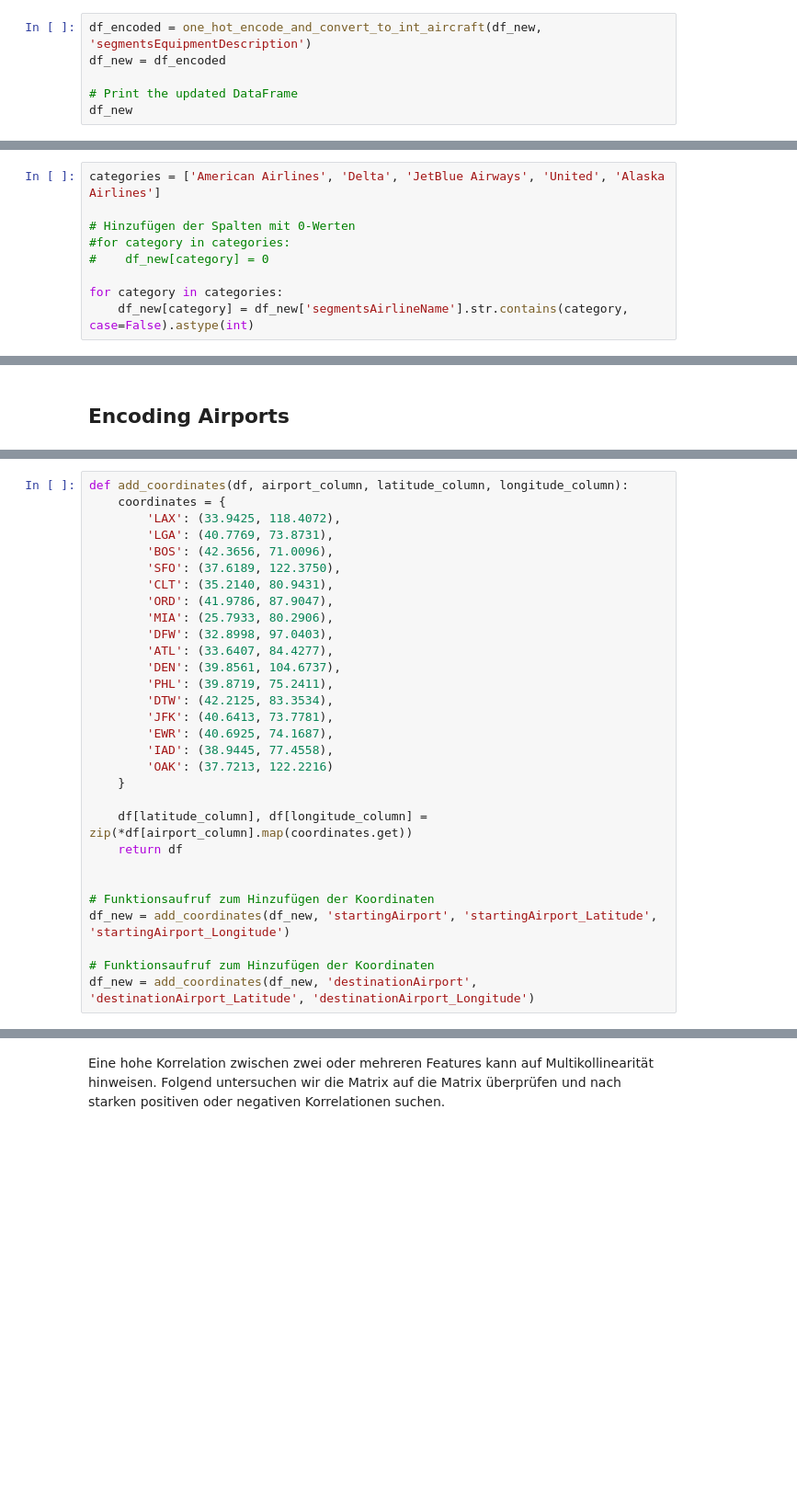
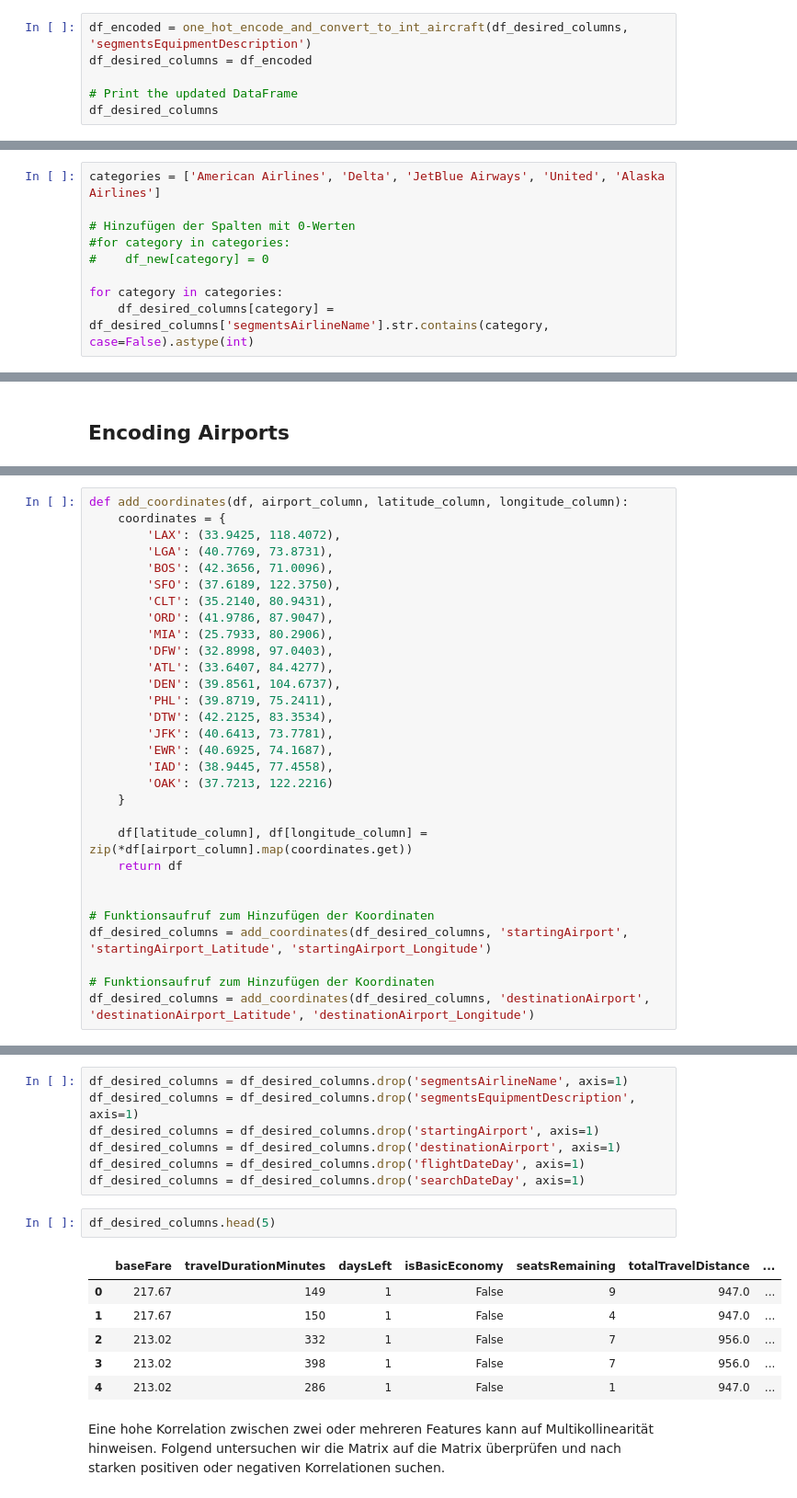
Before and after one commit to MarisaSo/learning_and_Soft, a Jupyter notebook: projekt_gruppe04.ipynb, the cells around one changed output, grey strips where cells are left out. Shown at 92% size. Cells and saved outputs as stored; diff of their text form; blank space fills up the shorter version.

```diff
--- a/projekt_gruppe04.ipynb
+++ b/projekt_gruppe04.ipynb
@@ -585,9 +696,9 @@ def one_hot_encode_and_convert_to_int_aircraft(df, column_to_encode):
 # %%
-df_encoded = one_hot_encode_and_convert_to_int_aircraft(df_new, 'segmentsEquipmentDescription')
-df_new = df_encoded
+df_encoded = one_hot_encode_and_convert_to_int_aircraft(df_desired_columns, 'segmentsEquipmentDescription')
+df_desired_columns = df_encoded
 
 # Print the updated DataFrame
-df_new
+df_desired_columns
 # %% [output]
 |  | baseFare | startingAirport | destinationAirport | travelDurationMinutes | daysLeft | isBasicEconomy | ... |
 | 0 | 217.67 | ATL | BOS | 149 | 1 | False | ... |
@@ -627,6 +738,6 @@ categories = ['American Airlines', 'Delta', 'JetBlue Airways', 'United', 'Alaska
 #    df_new[category] = 0
 
 for category in categories:
-    df_new[category] = df_new['segmentsAirlineName'].str.contains(category, case=False).astype(int)
+    df_desired_columns[category] = df_desired_columns['segmentsAirlineName'].str.contains(category, case=False).astype(int)
 # %%
 if debug:
@@ -680,8 +813,8 @@ def add_coordinates(df, airport_column, latitude_column, longitude_column):
 
 
 # Funktionsaufruf zum Hinzufügen der Koordinaten
-df_new = add_coordinates(df_new, 'startingAirport', 'startingAirport_Latitude', 'startingAirport_Longitude')
+df_desired_columns = add_coordinates(df_desired_columns, 'startingAirport', 'startingAirport_Latitude', 'startingAirport_Longitude')
 
 # Funktionsaufruf zum Hinzufügen der Koordinaten
-df_new = add_coordinates(df_new, 'destinationAirport', 'destinationAirport_Latitude', 'destinationAirport_Longitude')
+df_desired_columns = add_coordinates(df_desired_columns, 'destinationAirport', 'destinationAirport_Latitude', 'destinationAirport_Longitude')
 # %%
@@ -704,2 +849,18 @@ print(df_new['flightDateDay'].value_counts())
+# %%
+df_desired_columns = df_desired_columns.drop('segmentsAirlineName', axis=1)
+df_desired_columns = df_desired_columns.drop('segmentsEquipmentDescription', axis=1)
+df_desired_columns = df_desired_columns.drop('startingAirport', axis=1)
+df_desired_columns = df_desired_columns.drop('destinationAirport', axis=1)
+df_desired_columns = df_desired_columns.drop('flightDateDay', axis=1)
+df_desired_columns = df_desired_columns.drop('searchDateDay', axis=1)
+# %%
+df_desired_columns.head(5)
+# %% [output]
+|  | baseFare | travelDurationMinutes | daysLeft | isBasicEconomy | seatsRemaining | totalTravelDistance | ... |
+| 0 | 217.67 | 149 | 1 | False | 9 | 947.0 | ... |
+| 1 | 217.67 | 150 | 1 | False | 4 | 947.0 | ... |
+| 2 | 213.02 | 332 | 1 | False | 7 | 956.0 | ... |
+| 3 | 213.02 | 398 | 1 | False | 7 | 956.0 | ... |
+| 4 | 213.02 | 286 | 1 | False | 1 | 947.0 | ... |
 # %% [markdown]
  Eine hohe Korrelation zwischen zwei oder mehreren Features kann auf Multikollinearität hinweisen. Folgend untersuchen wir die Matrix auf die Matrix überprüfen und nach starken positiven oder negativen Korrelationen suchen.
```
Also changed, not shown: parts of 115 cells of this notebook.
